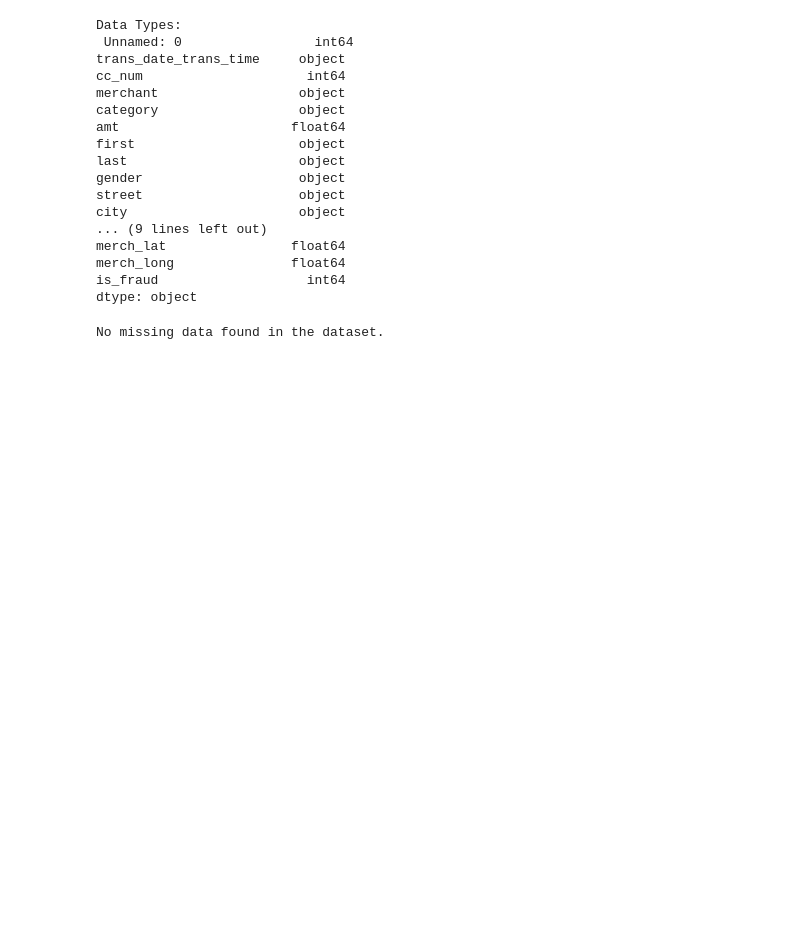
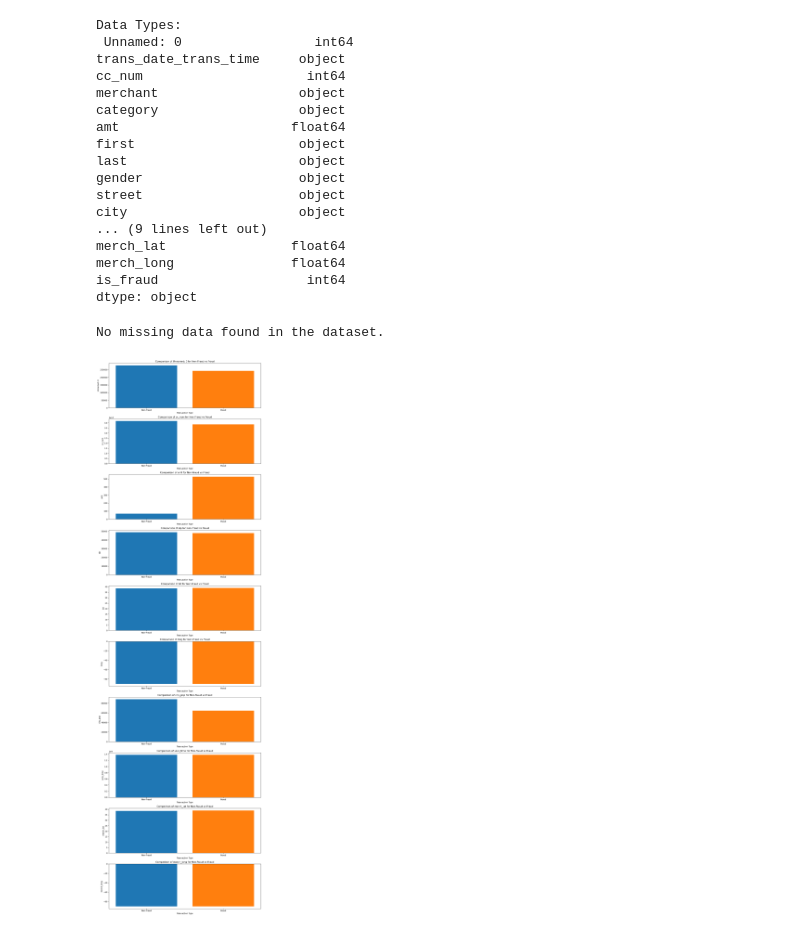
Before and after one commit to asiaexperiments/IEEE-CIS-Fraud-Detection, a Jupyter notebook: FraudDetectors.ipynb, the cells around one changed output. Drawn from its saved outputs; the diff is of its cells as text; code cells hidden in the pictures; blank space fills up the shorter version.

Commit message:
added graphs to understand correlations between attributes and fraud/non fraud

```diff
--- a/FraudDetectors.ipynb
+++ b/FraudDetectors.ipynb
@@ -157,3 +157,37 @@ else:
     print("No missing data found in the dataset.")
 # %% [output]
 No missing data found in the dataset.
+# %%
+#checking is_fraud value 0 data values vs is_fraud value 1
+
+import pandas as pd
+import matplotlib.pyplot as plt
+
+# Separate the data by is_fraud values
+fraud_df = df[df['is_fraud'] == 1]
+non_fraud_df = df[df['is_fraud'] == 0]
+
+# Calculate means for numerical features by fraud type
+numerical_columns = df.select_dtypes(include=['float64', 'int64']).columns.drop('is_fraud')
+fraud_means = fraud_df[numerical_columns].mean()
+non_fraud_means = non_fraud_df[numerical_columns].mean()
+
+# Plotting the comparisons
+fig, ax = plt.subplots(len(numerical_columns), 1, figsize=(12, len(numerical_columns) * 4))
+
+for i, col in enumerate(numerical_columns):
+    ax[i].bar(['Non-Fraud', 'Fraud'], [non_fraud_means[col], fraud_means[col]], color=['#1f77b4', '#ff7f0e'])
+    ax[i].set_title(f'Comparison of {col} for Non-Fraud vs Fraud')
+    ax[i].set_ylabel(col)
+    ax[i].set_xlabel('Transaction Type')
+
+plt.tight_layout()
+plt.show()
+
+# Filter rows with is_fraud equal to 1
+fraudulent_transactions = df[df['is_fraud'] == 1]
+
+# Display the rows with is_fraud == 1
+print(fraudulent_transactions)
+# %% [output]
+[figure, added]
```
Also changed, not shown: parts of 1 cell of this notebook.
